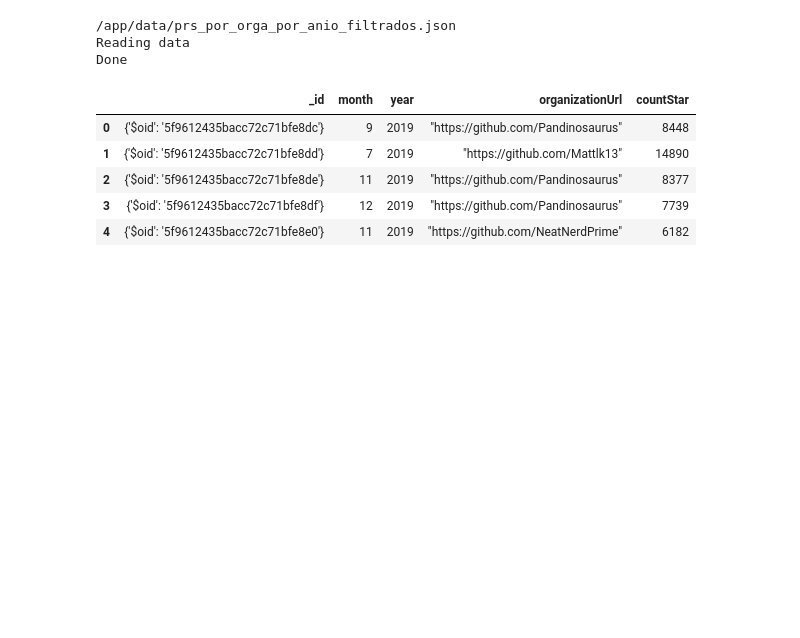
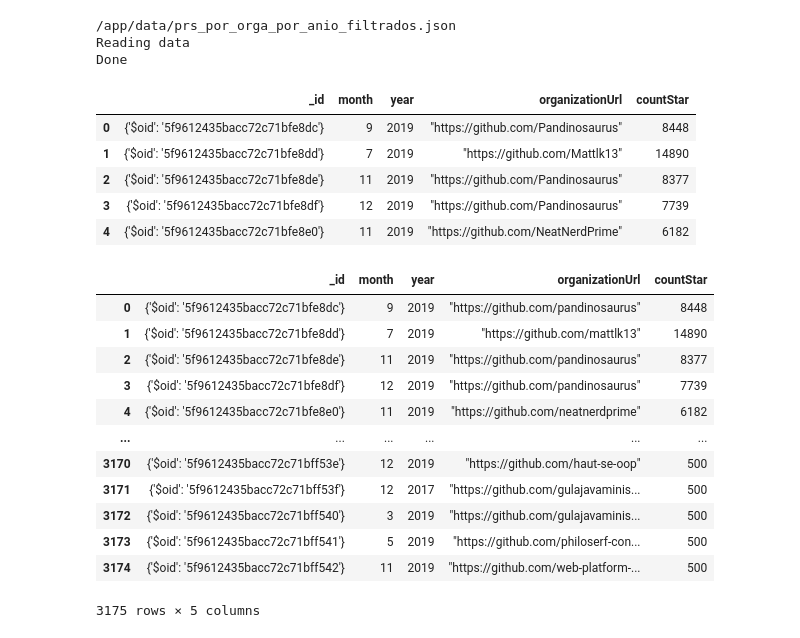
Before and after one commit to mnmallea/tp_procesamiento_seniales, a Jupyter notebook: notebooks/prueba.ipynb, the cells around one changed output. Cells and saved outputs as stored; diff of their text form; code cells hidden in the pictures; blank space fills up the shorter version.

```diff
--- a/notebooks/prueba.ipynb
+++ b/notebooks/prueba.ipynb
@@ -28 +26,18 @@ data = pd.pivot_table(df, values='countStar', index=['year', 'month'], columns=[
+# %%
+df['organizationUrl'] = df['organizationUrl'].str.lower()
+df
+# %% [output]
+|  | _id | month | year | organizationUrl | countStar |
+| 0 | {'$oid': '5f9612435bacc72c71bfe8dc'} | 9 | 2019 | "https://github.com/pandinosaurus" | 8448 |
+| 1 | {'$oid': '5f9612435bacc72c71bfe8dd'} | 7 | 2019 | "https://github.com/mattlk13" | 14890 |
+| 2 | {'$oid': '5f9612435bacc72c71bfe8de'} | 11 | 2019 | "https://github.com/pandinosaurus" | 8377 |
+| 3 | {'$oid': '5f9612435bacc72c71bfe8df'} | 12 | 2019 | "https://github.com/pandinosaurus" | 7739 |
+| 4 | {'$oid': '5f9612435bacc72c71bfe8e0'} | 11 | 2019 | "https://github.com/neatnerdprime" | 6182 |
+| ... | ... | ... | ... | ... | ... |
+| 3170 | {'$oid': '5f9612435bacc72c71bff53e'} | 12 | 2019 | "https://github.com/haut-se-oop" | 500 |
+| 3171 | {'$oid': '5f9612435bacc72c71bff53f'} | 12 | 2017 | "https://github.com/gulajavaminis... | 500 |
+| 3172 | {'$oid': '5f9612435bacc72c71bff540'} | 3 | 2019 | "https://github.com/gulajavaminis... | 500 |
+| 3173 | {'$oid': '5f9612435bacc72c71bff541'} | 5 | 2019 | "https://github.com/philoserf-con... | 500 |
+| 3174 | {'$oid': '5f9612435bacc72c71bff542'} | 11 | 2019 | "https://github.com/web-platform-... | 500 |
+3175 rows × 5 columns
 # %%
```
Also changed, not shown: parts of 5 cells of this notebook.
